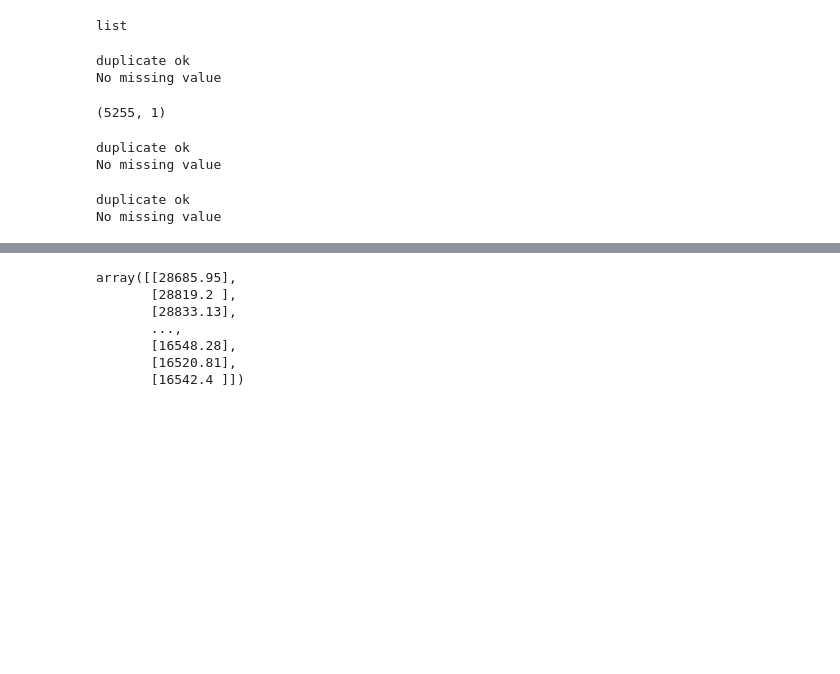
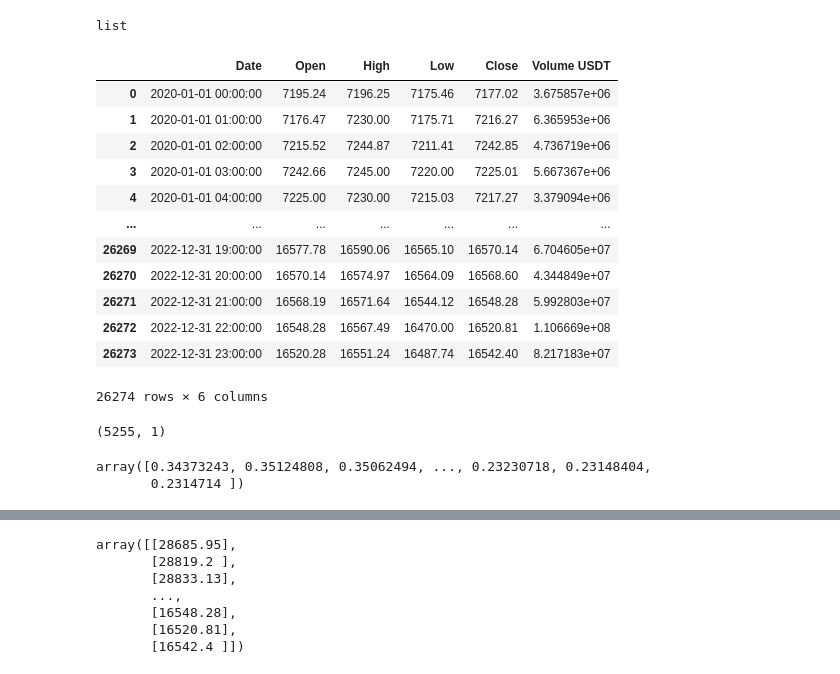
Before and after one commit to TimothyRay18/Cryptocurrency-Forecasting-V2, a Jupyter notebook: Graph/TestCompare.ipynb, the cells around one changed output, grey strips where cells are left out. Cells and saved outputs as stored; diff of their text form; code cells hidden in the pictures; blank space fills up the shorter version.

```diff
--- a/Graph/TestCompare.ipynb
+++ b/Graph/TestCompare.ipynb
@@ -32,41 +27,47 @@ date_test.shape
 type(date_test.values.tolist())
 # %% [output]
 list
+# %%
+df
+# %% [output]
+|  | Date | Open | High | Low | Close | Volume USDT |
+| 0 | 2020-01-01 00:00:00 | 7195.24 | 7196.25 | 7175.46 | 7177.02 | 3.675857e+06 |
+| 1 | 2020-01-01 01:00:00 | 7176.47 | 7230.00 | 7175.71 | 7216.27 | 6.365953e+06 |
+| 2 | 2020-01-01 02:00:00 | 7215.52 | 7244.87 | 7211.41 | 7242.85 | 4.736719e+06 |
+| 3 | 2020-01-01 03:00:00 | 7242.66 | 7245.00 | 7220.00 | 7225.01 | 5.667367e+06 |
+| 4 | 2020-01-01 04:00:00 | 7225.00 | 7230.00 | 7215.03 | 7217.27 | 3.379094e+06 |
+| ... | ... | ... | ... | ... | ... | ... |
+| 26269 | 2022-12-31 19:00:00 | 16577.78 | 16590.06 | 16565.10 | 16570.14 | 6.704605e+07 |
+| 26270 | 2022-12-31 20:00:00 | 16570.14 | 16574.97 | 16564.09 | 16568.60 | 4.344849e+07 |
+| 26271 | 2022-12-31 21:00:00 | 16568.19 | 16571.64 | 16544.12 | 16548.28 | 5.992803e+07 |
+| 26272 | 2022-12-31 22:00:00 | 16548.28 | 16567.49 | 16470.00 | 16520.81 | 1.106669e+08 |
+| 26273 | 2022-12-31 23:00:00 | 16520.28 | 16551.24 | 16487.74 | 16542.40 | 8.217183e+07 |
+26274 rows × 6 columns
 # %%
-df_no_dup = Preprocessing1.handle_duplicate(btc_dfd)
-df = Preprocessing1.feature_selection(df_no_dup)
-miss = Preprocessing1.handle_missing_value(df)
-x, btc_scaler = Preprocessing1.minmax_scale(miss)
+df = Preprocessing1.sort_df(btc_dfd)
+x, btc_scaler = Preprocessing1.minmax_scale(df)
 train, test = Preprocessing1.splitting_data(x)
 btc_train_X_uni, btc_train_y_uni = Preprocessing1.create_dataset(train,25)
 btc_test_X_uni, btc_test_y_uni = Preprocessing1.create_dataset(test,25)
-# %% [output]
-duplicate ok
-No missing value
 # %%
 test.shape
 # %% [output]
 (5255, 1)
 # %%
 eth_dfd = pd.read_csv('../Dataset/Binance_ETHUSDT_1h.csv')
-df = Preprocessing.feature_selection(eth_dfd)
-df_no_dup = Preprocessing.handle_duplicate(df)
-miss = Preprocessing.handle_missing_value(df_no_dup)
-x, eth_scaler = Preprocessing.minmax_scale(df_no_dup)
+df = Preprocessing.sort_df(eth_dfd)
+x, eth_scaler = Preprocessing.minmax_scale(df)
 train, test = Preprocessing.splitting_data(x)
 eth_train_X, eth_train_y = Preprocessing.create_dataset(train,25)
 eth_test_X, eth_test_y = Preprocessing.create_dataset(test,25)
-# %% [output]
-duplicate ok
-No missing value
 # %%
-df_no_dup = Preprocessing1.handle_duplicate(eth_dfd)
-df = Preprocessing1.feature_selection(df_no_dup)
-miss = Preprocessing1.handle_missing_value(df)
-x, eth_scaler = Preprocessing1.minmax_scale(miss)
+df = Preprocessing1.sort_df(eth_dfd)
+x, eth_scaler = Preprocessing1.minmax_scale(df)
 train, test = Preprocessing1.splitting_data(x)
 eth_train_X_uni, eth_train_y_uni = Preprocessing1.create_dataset(train,25)
 eth_test_X_uni, eth_test_y_uni = Preprocessing1.create_dataset(test,25)
-# %% [output]
-duplicate ok
-No missing value
+# %%
+eth_test_y
+# %% [output]
+array([0.34373243, 0.35124808, 0.35062494, ..., 0.23230718, 0.23148404,
+       0.2314714 ])
```
Also changed, not shown: parts of 22 cells of this notebook, 12 other files.
